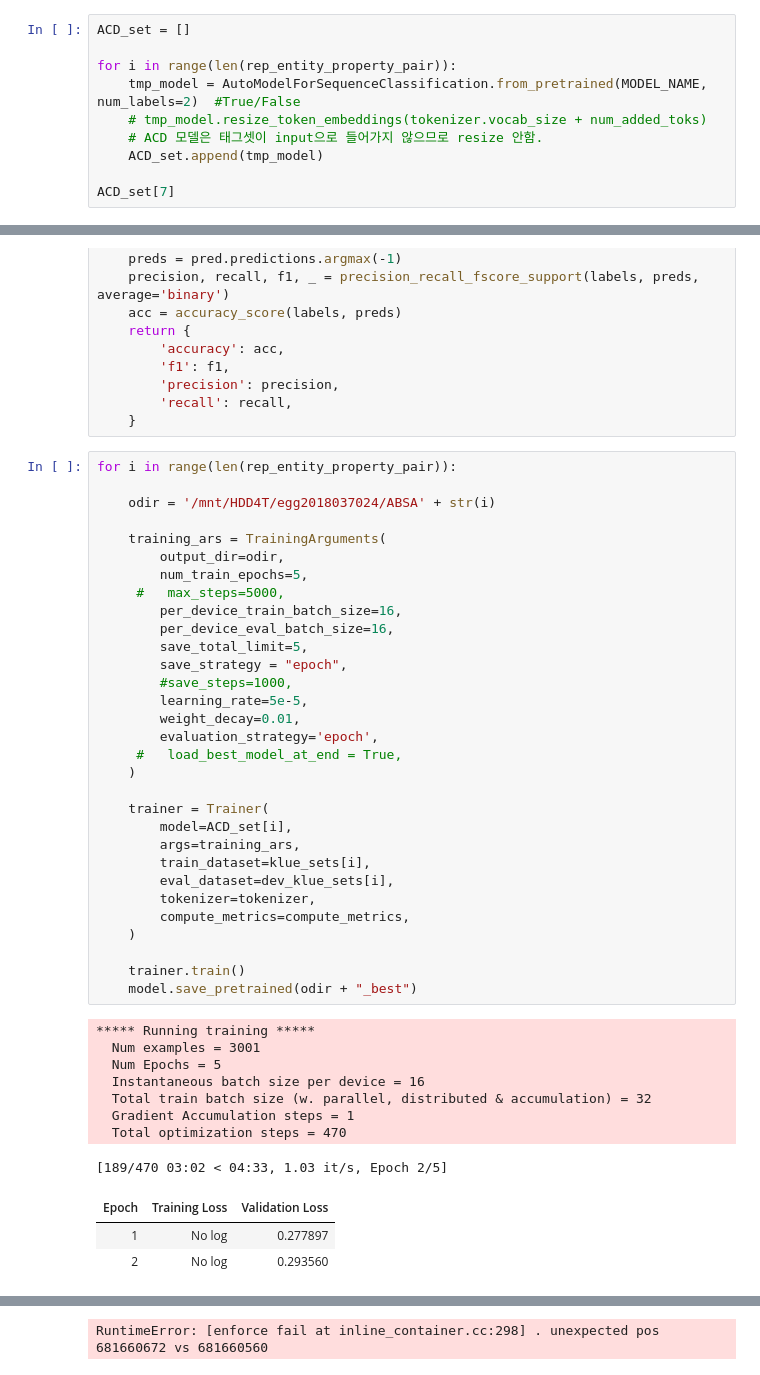
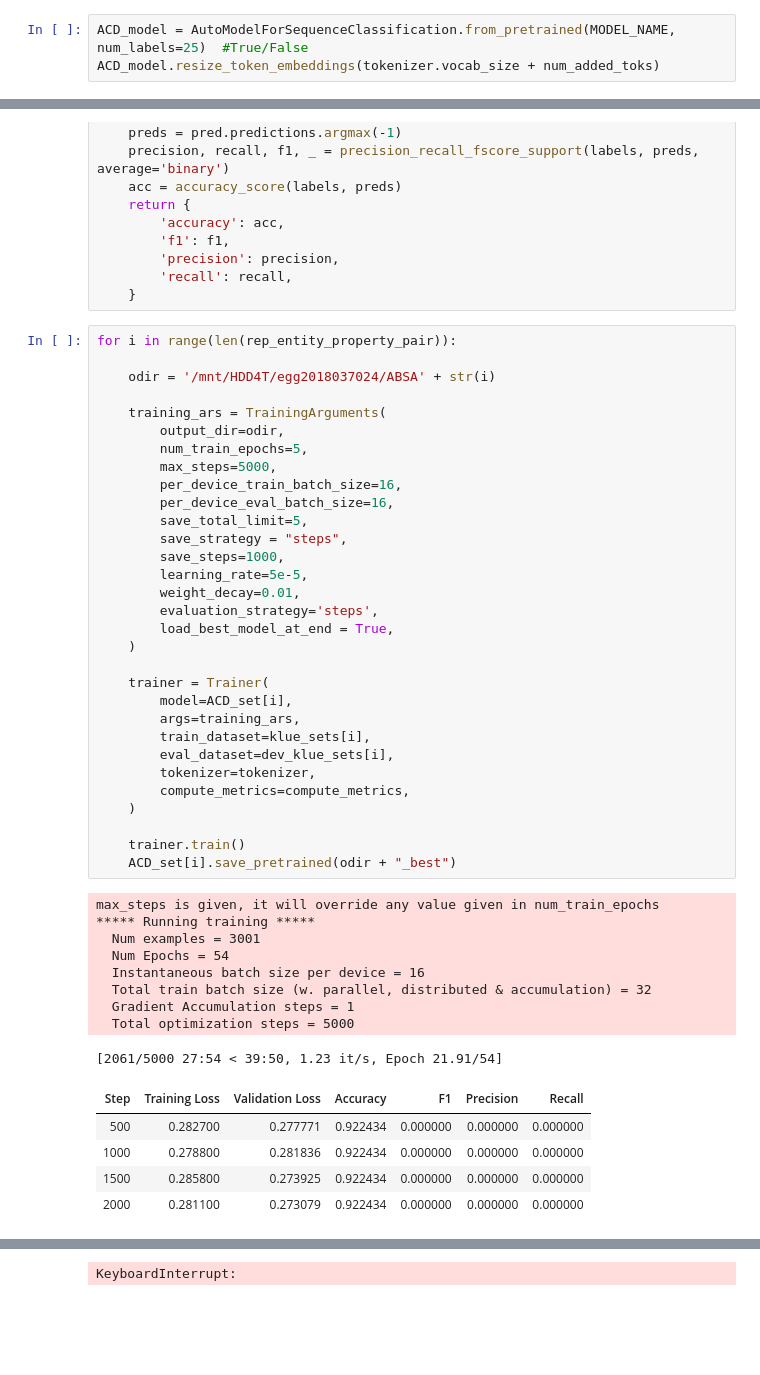
Before and after one commit to IamJunhaHwang/NLP-Project, a Jupyter notebook: model/Modeling_Base.ipynb, the cells around one changed output, grey strips where cells are left out. Drawn from its saved outputs; the diff is of its cells as text; blank space fills up the shorter version.

```diff
--- a/model/Modeling_Base.ipynb
+++ b/model/Modeling_Base.ipynb
@@ -142,13 +159,6 @@ print(tokenizer.decode(tokenizer.encode("야 아이패드 가격 왜 이래 본
 # %% [markdown]
 ## Load Model
 # %%
-ACD_set = []
-
-for i in range(len(rep_entity_property_pair)):
-    tmp_model = AutoModelForSequenceClassification.from_pretrained(MODEL_NAME, num_labels=2)  #True/False
-    # tmp_model.resize_token_embeddings(tokenizer.vocab_size + num_added_toks)
-    # ACD 모델은 태그셋이 input으로 들어가지 않으므로 resize 안함.
-    ACD_set.append(tmp_model)
-
-ACD_set[7]
+ACD_model = AutoModelForSequenceClassification.from_pretrained(MODEL_NAME, num_labels=25)  #True/False
+ACD_model.resize_token_embeddings(tokenizer.vocab_size + num_added_toks)
 # %% [output]
@@ -515,45 +525,48 @@ def compute_metrics(pred):
 for i in range(len(rep_entity_property_pair)):
 
     odir = '/mnt/HDD4T/egg2018037024/ABSA' + str(i)
 
     training_ars = TrainingArguments(
         output_dir=odir,
         num_train_epochs=5,
-     #   max_steps=5000,
+        max_steps=5000,
         per_device_train_batch_size=16,
         per_device_eval_batch_size=16,
         save_total_limit=5,
-        save_strategy = "epoch",
-        #save_steps=1000,
+        save_strategy = "steps",
+        save_steps=1000,
         learning_rate=5e-5,
         weight_decay=0.01,
-        evaluation_strategy='epoch',
-     #   load_best_model_at_end = True,
+        evaluation_strategy='steps',
+        load_best_model_at_end = True,
     )
 
     trainer = Trainer(
         model=ACD_set[i],
         args=training_ars,
         train_dataset=klue_sets[i],
         eval_dataset=dev_klue_sets[i],
         tokenizer=tokenizer,
         compute_metrics=compute_metrics,
     )
 
     trainer.train()
-    model.save_pretrained(odir + "_best")
+    ACD_set[i].save_pretrained(odir + "_best")
 # %% [output]
+max_steps is given, it will override any value given in num_train_epochs
 ***** Running training *****
   Num examples = 3001
-  Num Epochs = 5
+  Num Epochs = 54
   Instantaneous batch size per device = 16
   Total train batch size (w. parallel, distributed & accumulation) = 32
   Gradient Accumulation steps = 1
-  Total optimization steps = 470
+  Total optimization steps = 5000
-[189/470 03:02 < 04:33, 1.03 it/s, Epoch 2/5]
+[2061/5000 27:54 < 39:50, 1.23 it/s, Epoch 21.91/54]
-| Epoch | Training Loss | Validation Loss |
-| 1 | No log | 0.277897 |
-| 2 | No log | 0.293560 |
+| Step | Training Loss | Validation Loss | Accuracy | F1 | Precision | Recall |
+| 500 | 0.282700 | 0.277771 | 0.922434 | 0.000000 | 0.000000 | 0.000000 |
+| 1000 | 0.278800 | 0.281836 | 0.922434 | 0.000000 | 0.000000 | 0.000000 |
+| 1500 | 0.285800 | 0.273925 | 0.922434 | 0.000000 | 0.000000 | 0.000000 |
+| 2000 | 0.281100 | 0.273079 | 0.922434 | 0.000000 | 0.000000 | 0.000000 |
 ***** Running Evaluation *****
   Num examples = 838
   Batch size = 32
@@ -573 +587 @@ Special tokens file saved in /mnt/HDD4T/egg2018037024/ABSA0/checkpoint-188/speci
-RuntimeError: [enforce fail at inline_container.cc:298] . unexpected pos 681660672 vs 681660560
+KeyboardInterrupt:
```
Also changed, not shown: parts of 4 cells of this notebook.
